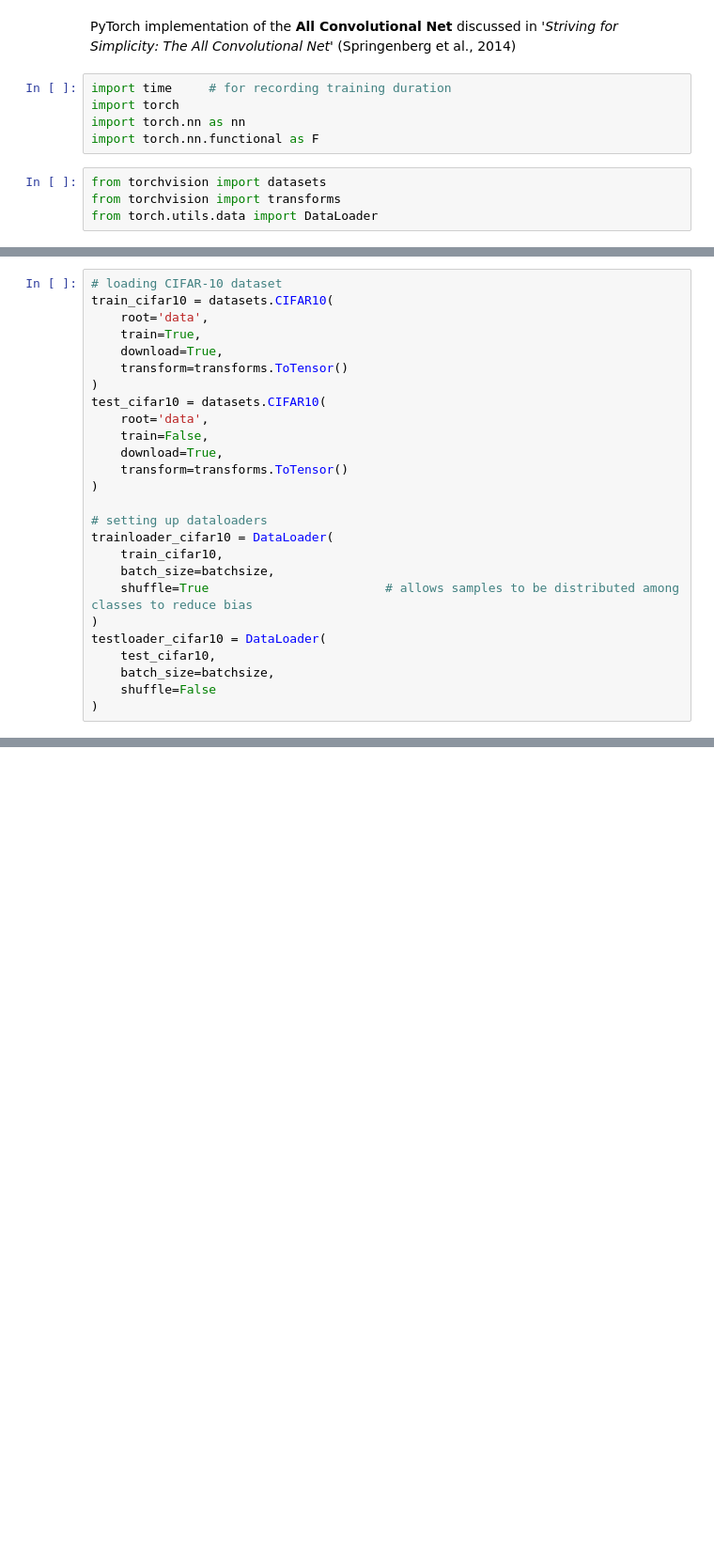
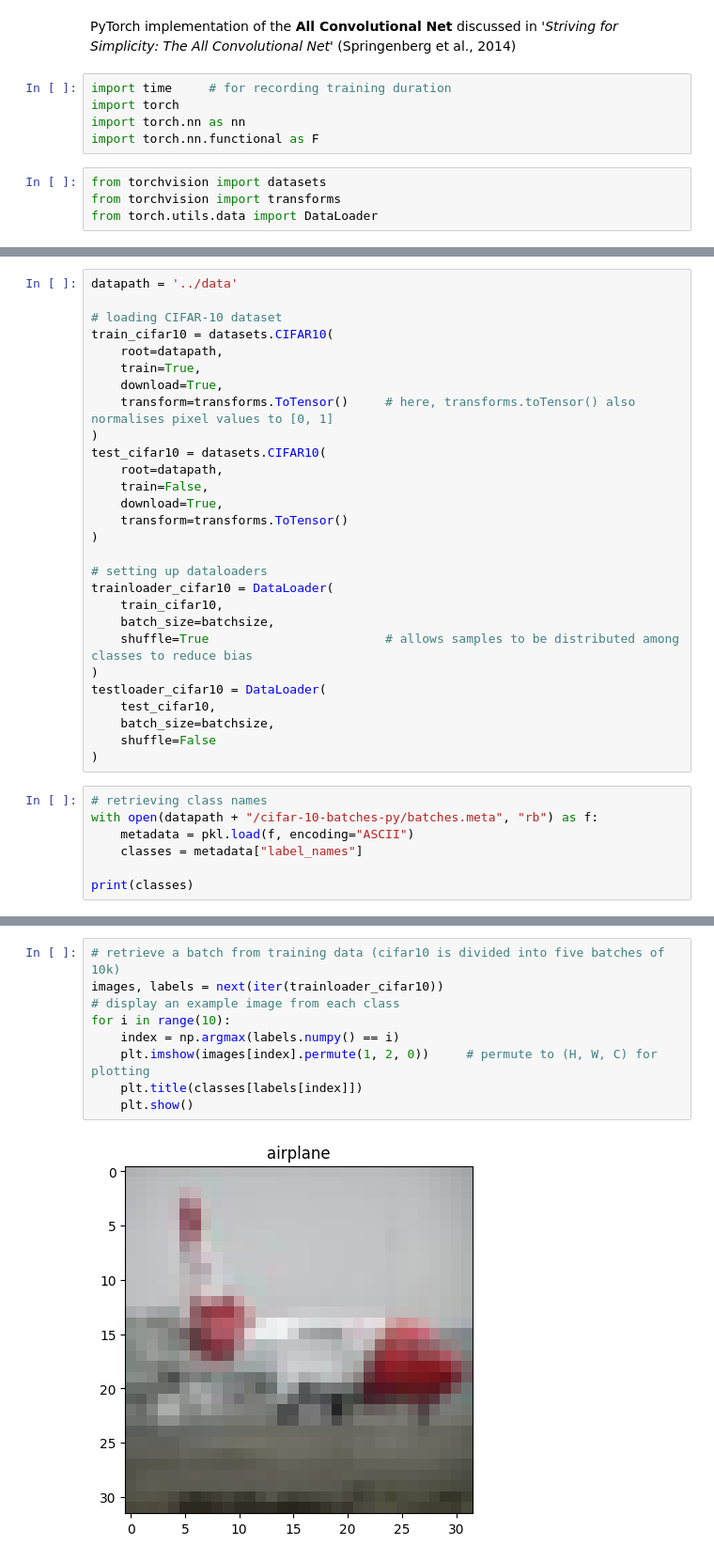
Before and after one commit to noss123/summer-project, a Jupyter notebook: allconv/allconv.ipynb, the cells around one changed output, grey strips where cells are left out. Shown at 94% size. Cells and saved outputs as stored; diff of their text form; blank space fills up the shorter version.

Commit message:
cifar-10 downloaded

```diff
--- a/allconv/allconv.ipynb
+++ b/allconv/allconv.ipynb
@@ -21,13 +42,15 @@ epochs = 10
 # %%
+datapath = '../data'
+
 # loading CIFAR-10 dataset
 train_cifar10 = datasets.CIFAR10(
-    root='data',
+    root=datapath,
     train=True,
     download=True,
-    transform=transforms.ToTensor()
+    transform=transforms.ToTensor()     # here, transforms.toTensor() also normalises pixel values to [0, 1]
 )
 test_cifar10 = datasets.CIFAR10(
-    root='data',
+    root=datapath,
     train=False,
     download=True,
     transform=transforms.ToTensor()
@@ -44,3 +67,10 @@ testloader_cifar10 = DataLoader(
     batch_size=batchsize,
     shuffle=False
 )
+# %%
+# retrieving class names
+with open(datapath + "/cifar-10-batches-py/batches.meta", "rb") as f:
+    metadata = pkl.load(f, encoding="ASCII")
+    classes = metadata["label_names"]
+
+print(classes)
@@ -46,0 +79,11 @@ testloader_cifar10 = DataLoader(
+# %%
+# retrieve a batch from training data (cifar10 is divided into five batches of 10k)
+images, labels = next(iter(trainloader_cifar10))
+# display an example image from each class
+for i in range(10):
+    index = np.argmax(labels.numpy() == i)
+    plt.imshow(images[index].permute(1, 2, 0))     # permute to (H, W, C) for plotting
+    plt.title(classes[labels[index]])
+    plt.show()
+# %% [output]
+[figure, added]
```
Also changed, not shown: parts of 9 cells of this notebook, 1 other file.
